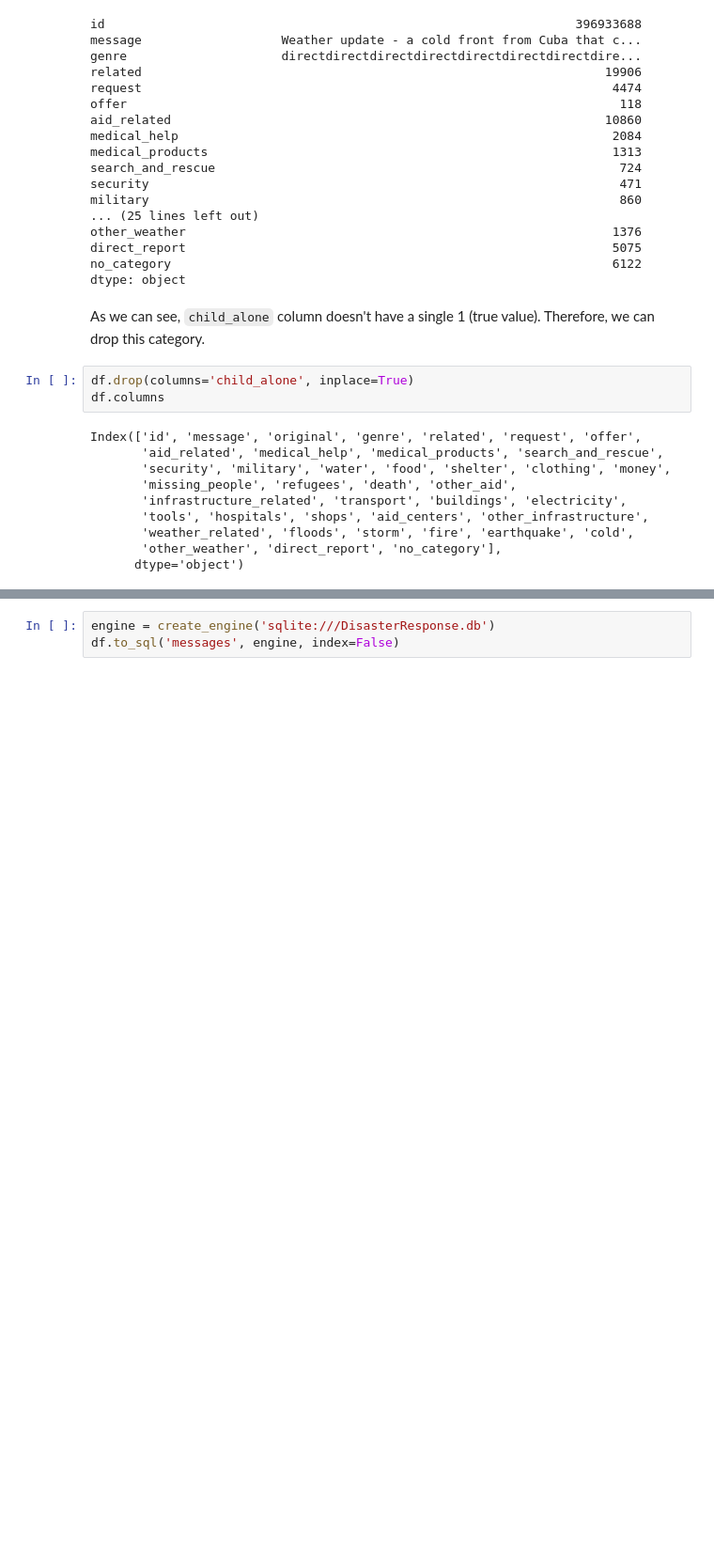
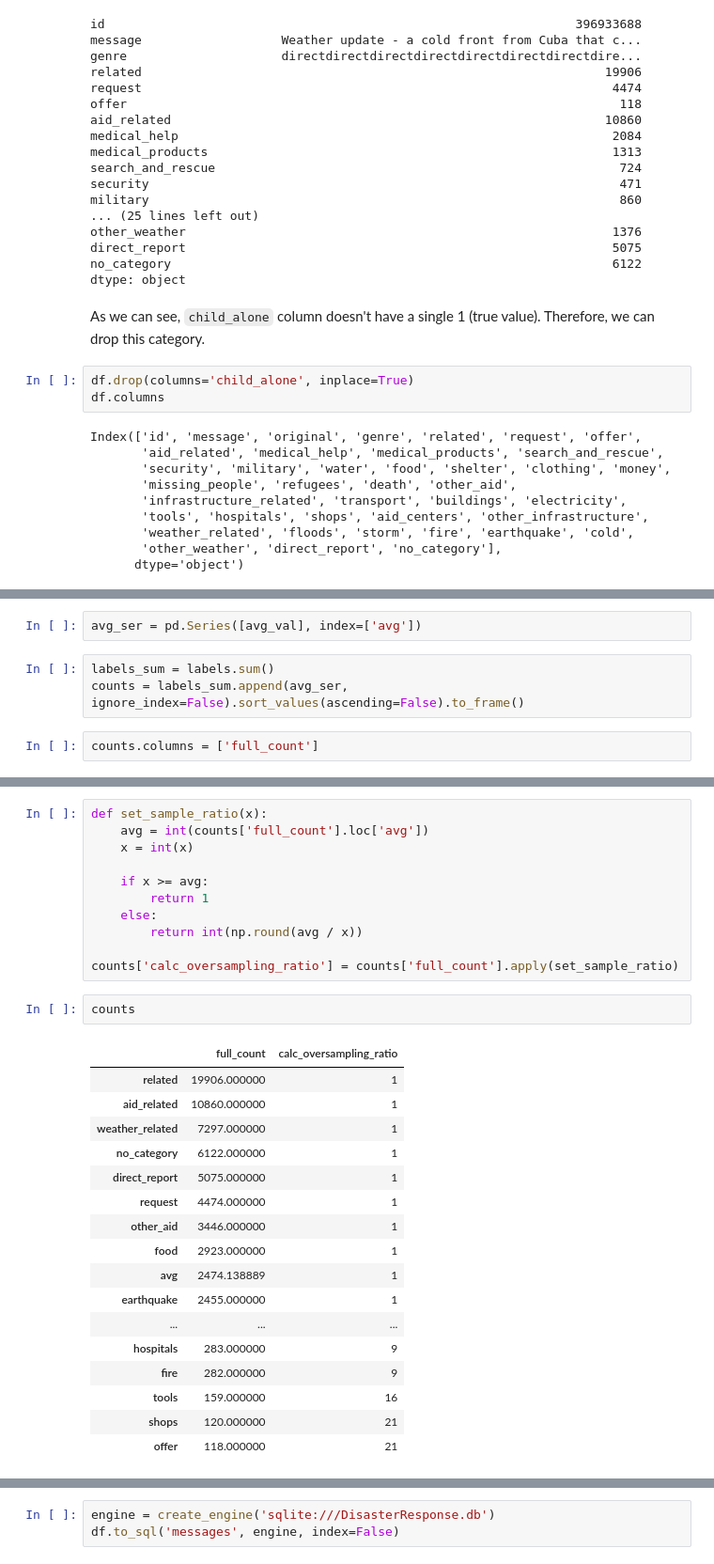
Before and after one commit to OlhaMaslova/disaster-response-pipeline, a Jupyter notebook: data/ETL Pipeline Preparation.ipynb, the cells around one changed output, grey strips where cells are left out. Shown at 94% size. Drawn from its saved outputs; the diff is of its cells as text; blank space fills up the shorter version.

Commit message:
added oversampling to the classifier

```diff
--- a/data/ETL Pipeline Preparation.ipynb
+++ b/data/ETL Pipeline Preparation.ipynb
@@ -230,0 +246,7 @@ Index(['id', 'message', 'original', 'genre', 'related', 'request', 'offer',
+# %%
+avg_ser = pd.Series([avg_val], index=['avg'])
+# %%
+labels_sum = labels.sum()
+counts = labels_sum.append(avg_ser, ignore_index=False).sort_values(ascending=False).to_frame()
+# %%
+counts.columns = ['full_count']
@@ -230,0 +273,31 @@ Index(['id', 'message', 'original', 'genre', 'related', 'request', 'offer',
+# %%
+def set_sample_ratio(x):
+    avg = int(counts['full_count'].loc['avg'])
+    x = int(x)
+
+    if x >= avg:
+        return 1
+    else:
+        return int(np.round(avg / x))
+
+counts['calc_oversampling_ratio'] = counts['full_count'].apply(set_sample_ratio)
+# %%
+counts
+# %% [output]
+|  | full_count | calc_oversampling_ratio |
+| related | 19906.000000 | 1 |
+| aid_related | 10860.000000 | 1 |
+| weather_related | 7297.000000 | 1 |
+| no_category | 6122.000000 | 1 |
+| direct_report | 5075.000000 | 1 |
+| request | 4474.000000 | 1 |
+| other_aid | 3446.000000 | 1 |
+| food | 2923.000000 | 1 |
+| avg | 2474.138889 | 1 |
+| earthquake | 2455.000000 | 1 |
+| ... | ... | ... |
+| hospitals | 283.000000 | 9 |
+| fire | 282.000000 | 9 |
+| tools | 159.000000 | 16 |
+| shops | 120.000000 | 21 |
+| offer | 118.000000 | 21 |
```
Also changed, not shown: parts of 8 cells of this notebook, 1 other file.
